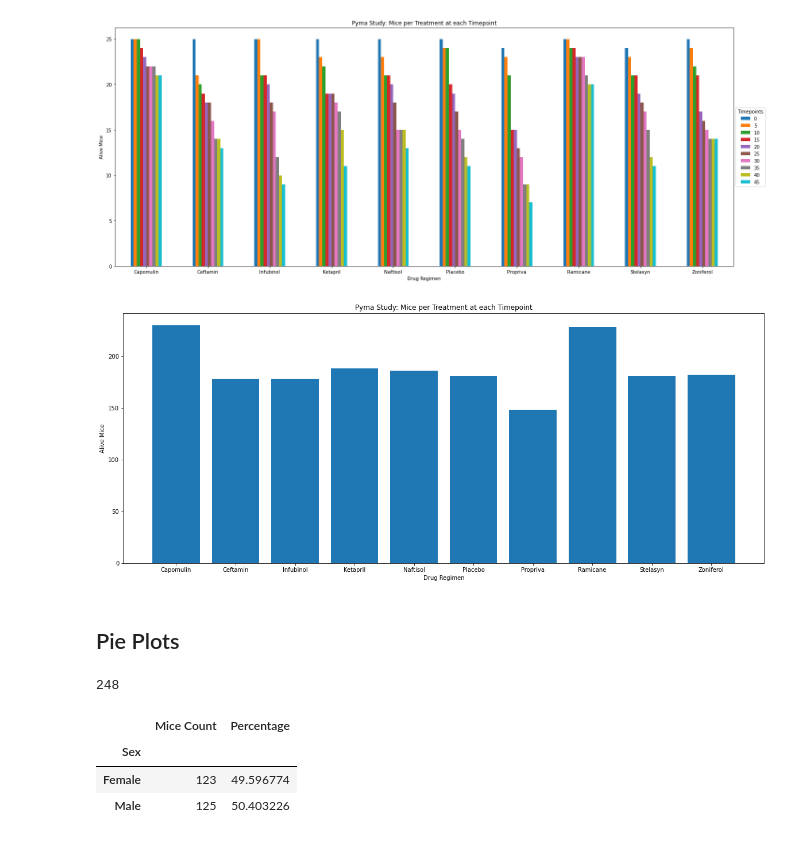
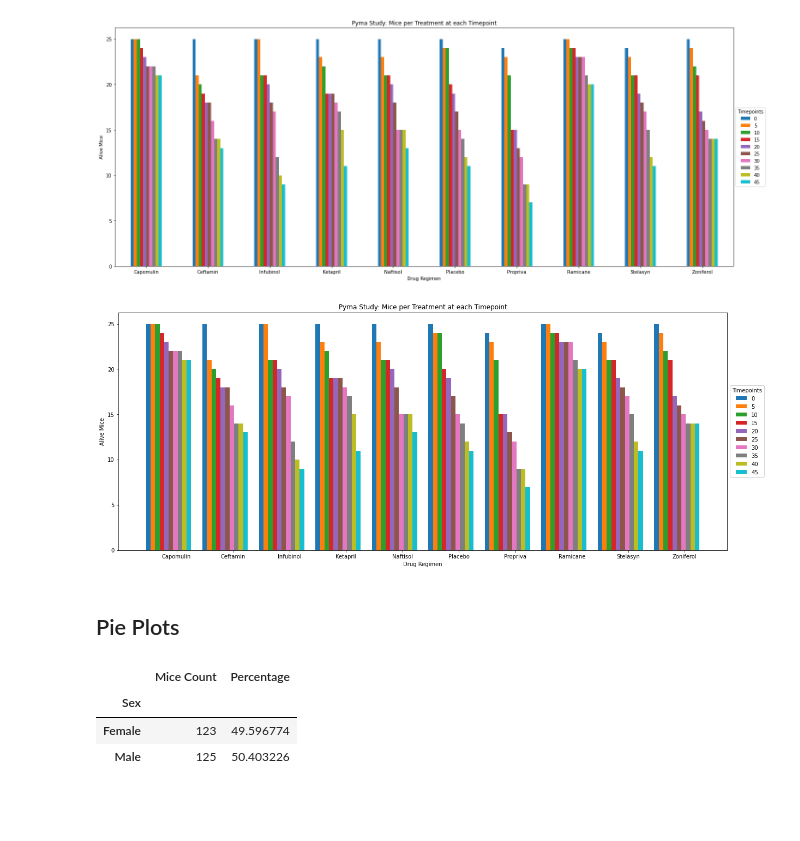
Before and after one commit to nataligracia/matplotlib_pharmaceuticals, a Jupyter notebook: PymaceuticalsScript.ipynb, the cells around one changed output. Saved outputs shown, nothing was run; the diff lists cells and outputs as text; code cells hidden in the pictures; blank space fills up the shorter version.

```diff
--- a/PymaceuticalsScript.ipynb
+++ b/PymaceuticalsScript.ipynb
@@ -133,20 +133,21 @@ plt.show()
 # %%
 #Create Pyplot Bar Plot on the number of mice per timepoint for each drug regimen treatment
 fig, ax = plt.subplots(figsize=(20,8))
 xaxis = np.arange(len(bar))
+barwidth = 0.08
 
-
-
-plt.bar(xaxis,plot)
+for i, col in enumerate(bar.columns):
+    plt.bar(xaxis+(-0.5+i*barwidth),bar[col],width=barwidth,label=col)
 
 #Rename x axis data to drug regimen treatments
 treatments = [value for value in xaxis]
 plt.xticks(treatments, ['Capomulin', 'Ceftamin', 'Infubinol', 'Ketapril', 'Naftisol', 'Placebo', 'Propriva', 'Ramicane', 'Stelasyn', 'Zoniferol'])
 
 #Format Pyplot Bar Plot
 plt.title("Pyma Study: Mice per Treatment at each Timepoint")
 plt.ylabel("Alive Mice")
 plt.xlabel("Drug Regimen")
+plt.legend(title="Timepoints",loc='center left',bbox_to_anchor=(1.0,0.5))
 plt.show()
 # %% [output]
-[figure, old version]
+[figure, new version]
@@ -159,9 +156,6 @@ plt.show()
 # %%
 #Calculate number of unique mice, which is 248
 uniquemice = study["Mouse ID"].nunique()
-uniquemice
-# %% [output]
-248
 # %%
 #Pull mice and sex data for pie plots
 sex = study.groupby(["Mouse ID","Sex"])
```
Also changed, not shown: parts of 5 cells of this notebook, 1 other file.
